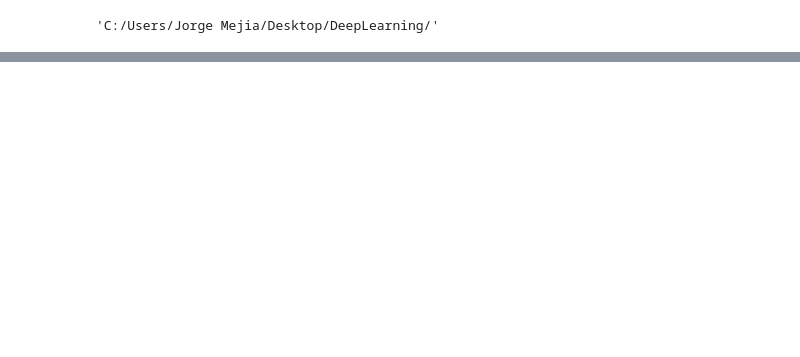
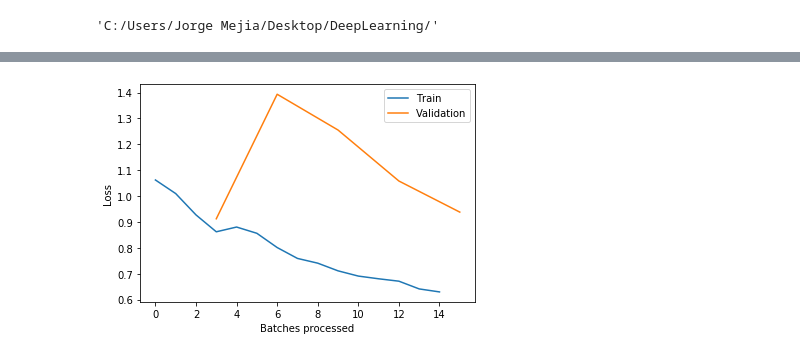
Before and after one commit to jorge296andres/ModelDeepLearningWithFastai, a Jupyter notebook: ModeloDeepLearningWithFastai.ipynb, the cells around one changed output, grey strips where cells are left out. Cells and saved outputs as stored; diff of their text form; code cells hidden in the pictures; blank space fills up the shorter version.

```diff
--- a/ModeloDeepLearningWithFastai.ipynb
+++ b/ModeloDeepLearningWithFastai.ipynb
@@ -49,0 +50,4 @@ learn.fit_one_cycle(5, 1e-1)
+# %%
+learn.recorder.plot_losses()
+# %% [output]
+[figure, added]
```
Also changed, not shown: parts of 19 cells of this notebook.
